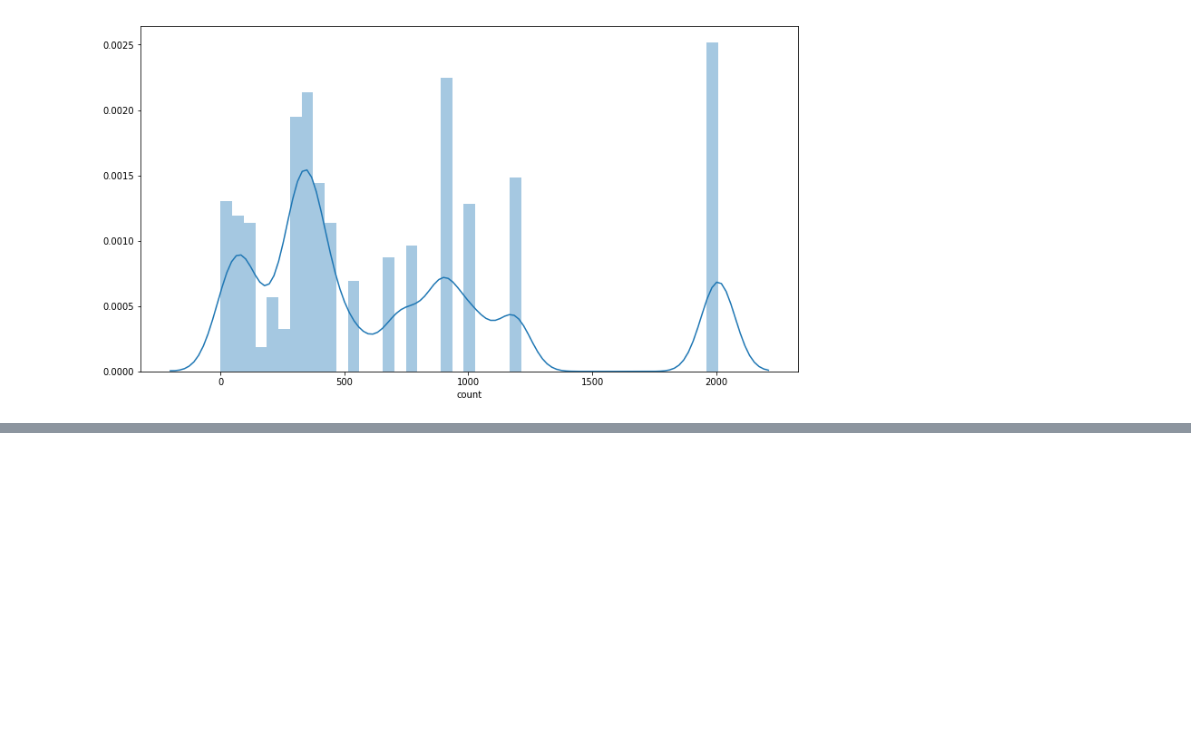
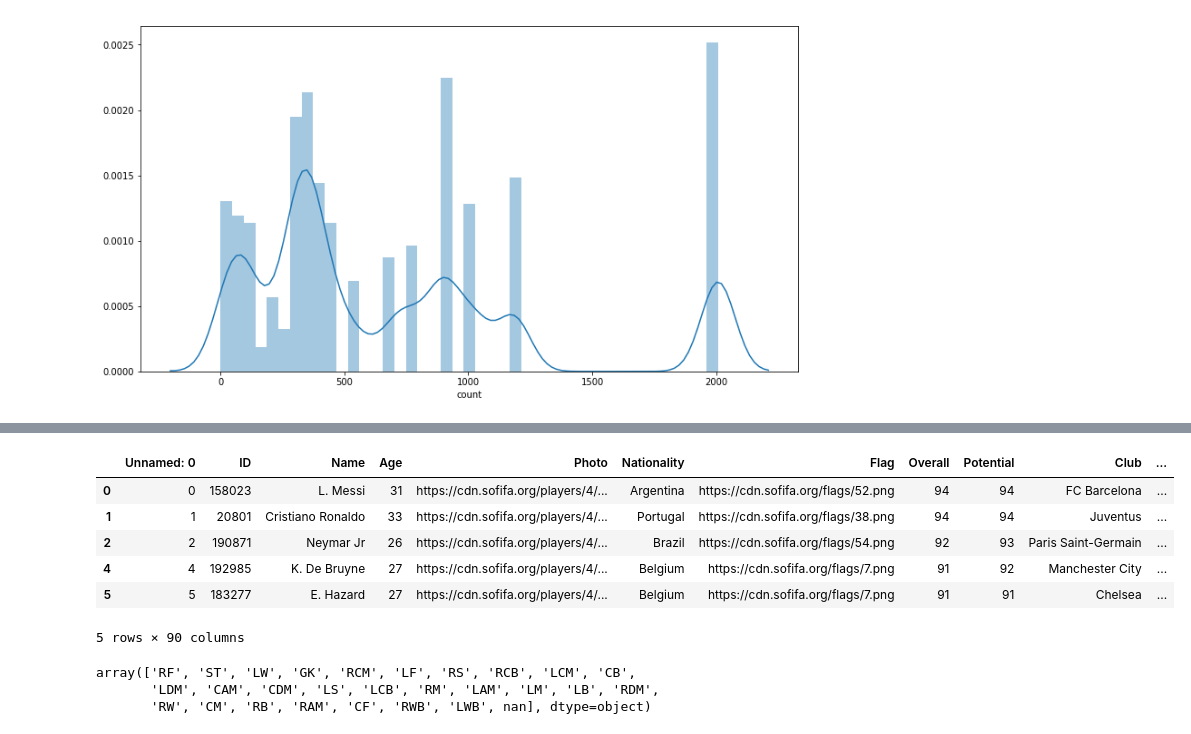
Before and after one commit to nmaize/Project-One_Group5, a Jupyter notebook: FIFA_RESEARCH.ipynb, the cells around one changed output, grey strips where cells are left out. Drawn from its saved outputs; the diff is of its cells as text; code cells hidden in the pictures; blank space fills up the shorter version.

```diff
--- a/FIFA_RESEARCH.ipynb
+++ b/FIFA_RESEARCH.ipynb
@@ -298,0 +305,25 @@ Warnings:
+# %%
+#Read In Data
+raw_data = pd.read_csv("Resources/FIFA_RAW.csv")
+#Data Cleaning
+cleaned_data = raw_data.dropna(subset=['Position',"Height"])
+cleaner_data = cleaned_data.drop(cleaned_data[cleaned_data['Position']=="GK"].index)
+#Create relevant column
+cleaner_data["Position Score"]=[row[row.Position] for _,row in cleaner_data.iterrows()]
+cleaner_data.head()
+# %% [output]
+|  | Unnamed: 0 | ID | Name | Age | Photo | Nationality | Flag | Overall | Potential | Club | ... |
+| 0 | 0 | 158023 | L. Messi | 31 | https://cdn.sofifa.org/players/4/... | Argentina | https://cdn.sofifa.org/flags/52.png | 94 | 94 | FC Barcelona | ... |
+| 1 | 1 | 20801 | Cristiano Ronaldo | 33 | https://cdn.sofifa.org/players/4/... | Portugal | https://cdn.sofifa.org/flags/38.png | 94 | 94 | Juventus | ... |
+| 2 | 2 | 190871 | Neymar Jr | 26 | https://cdn.sofifa.org/players/4/... | Brazil | https://cdn.sofifa.org/flags/54.png | 92 | 93 | Paris Saint-Germain | ... |
+| 4 | 4 | 192985 | K. De Bruyne | 27 | https://cdn.sofifa.org/players/4/... | Belgium | https://cdn.sofifa.org/flags/7.png | 91 | 92 | Manchester City | ... |
+| 5 | 5 | 183277 | E. Hazard | 27 | https://cdn.sofifa.org/players/4/... | Belgium | https://cdn.sofifa.org/flags/7.png | 91 | 91 | Chelsea | ... |
+5 rows × 90 columns
+# %%
+#View List Of Positions
+position_list = raw_data["Position"].unique()
+position_list
+# %% [output]
+array(['RF', 'ST', 'LW', 'GK', 'RCM', 'LF', 'RS', 'RCB', 'LCM', 'CB',
+       'LDM', 'CAM', 'CDM', 'LS', 'LCB', 'RM', 'LAM', 'LM', 'LB', 'RDM',
+       'RW', 'CM', 'RB', 'RAM', 'CF', 'RWB', 'LWB', nan], dtype=object)
```
Also changed, not shown: parts of 10 cells of this notebook.
